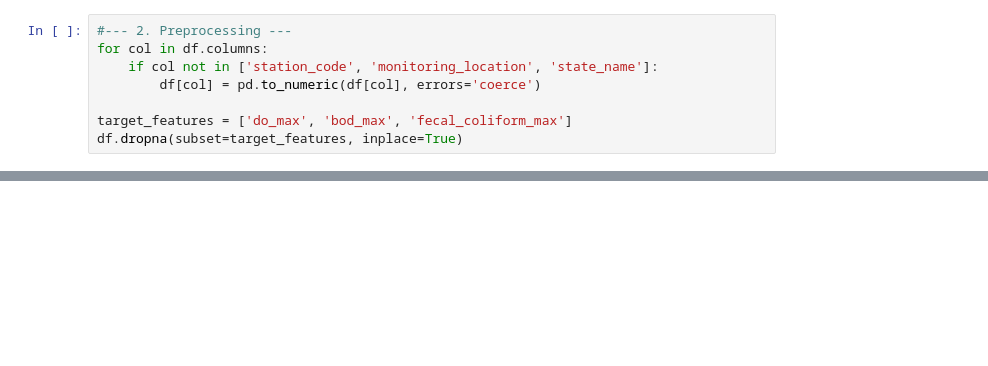
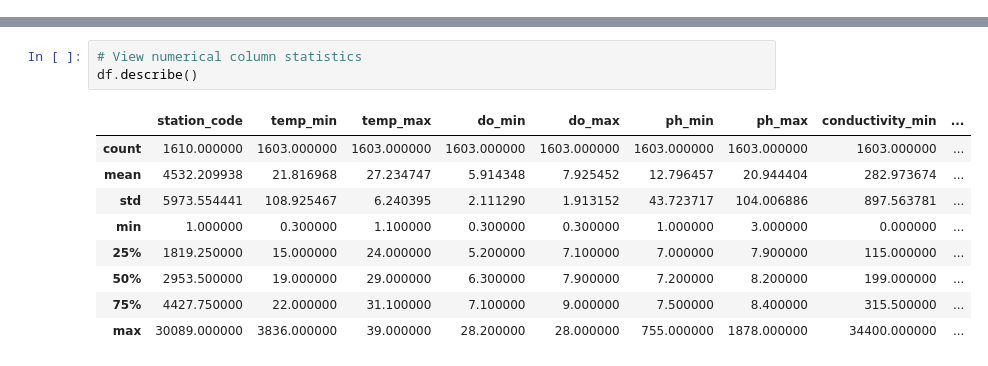
Before and after one commit to Girijaray07/Ganga-Cleaning-mission, a Jupyter notebook: ganga-deci.ipynb, the cells around one changed output, grey strips where cells are left out. Drawn from its saved outputs; the diff is of its cells as text; blank space fills up the shorter version.

```diff
--- a/ganga-deci.ipynb
+++ b/ganga-deci.ipynb
@@ -10,8 +43,0 @@ df = pd.read_csv('Datasets/stations_full.csv', skiprows=[1])
-# %%
-#--- 2. Preprocessing ---
-for col in df.columns:
-    if col not in ['station_code', 'monitoring_location', 'state_name']:
-        df[col] = pd.to_numeric(df[col], errors='coerce')
-
-target_features = ['do_max', 'bod_max', 'fecal_coliform_max']
-df.dropna(subset=target_features, inplace=True)
@@ -17,0 +68,13 @@ df.dropna(subset=target_features, inplace=True)
+# %%
+# View numerical column statistics
+df.describe()
+# %% [output]
+|  | station_code | temp_min | temp_max | do_min | do_max | ph_min | ph_max | conductivity_min | ... |
+| count | 1610.000000 | 1603.000000 | 1603.000000 | 1603.000000 | 1603.000000 | 1603.000000 | 1603.000000 | 1603.000000 | ... |
+| mean | 4532.209938 | 21.816968 | 27.234747 | 5.914348 | 7.925452 | 12.796457 | 20.944404 | 282.973674 | ... |
+| std | 5973.554441 | 108.925467 | 6.240395 | 2.111290 | 1.913152 | 43.723717 | 104.006886 | 897.563781 | ... |
+| min | 1.000000 | 0.300000 | 1.100000 | 0.300000 | 0.300000 | 1.000000 | 3.000000 | 0.000000 | ... |
+| 25% | 1819.250000 | 15.000000 | 24.000000 | 5.200000 | 7.100000 | 7.000000 | 7.900000 | 115.000000 | ... |
+| 50% | 2953.500000 | 19.000000 | 29.000000 | 6.300000 | 7.900000 | 7.200000 | 8.200000 | 199.000000 | ... |
+| 75% | 4427.750000 | 22.000000 | 31.100000 | 7.100000 | 9.000000 | 7.500000 | 8.400000 | 315.500000 | ... |
+| max | 30089.000000 | 3836.000000 | 39.000000 | 28.200000 | 28.000000 | 755.000000 | 1878.000000 | 34400.000000 | ... |
```
Also changed, not shown: parts of 25 cells of this notebook, 6 other files.
